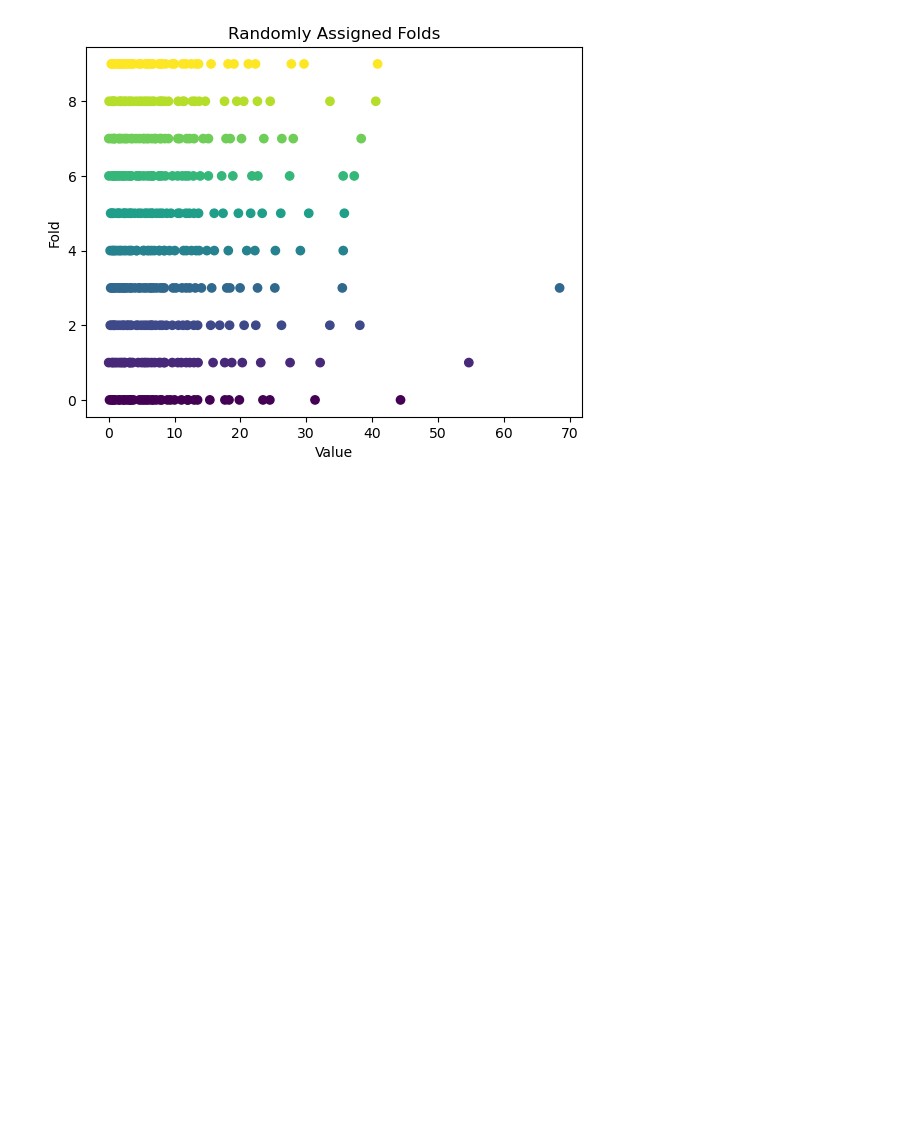
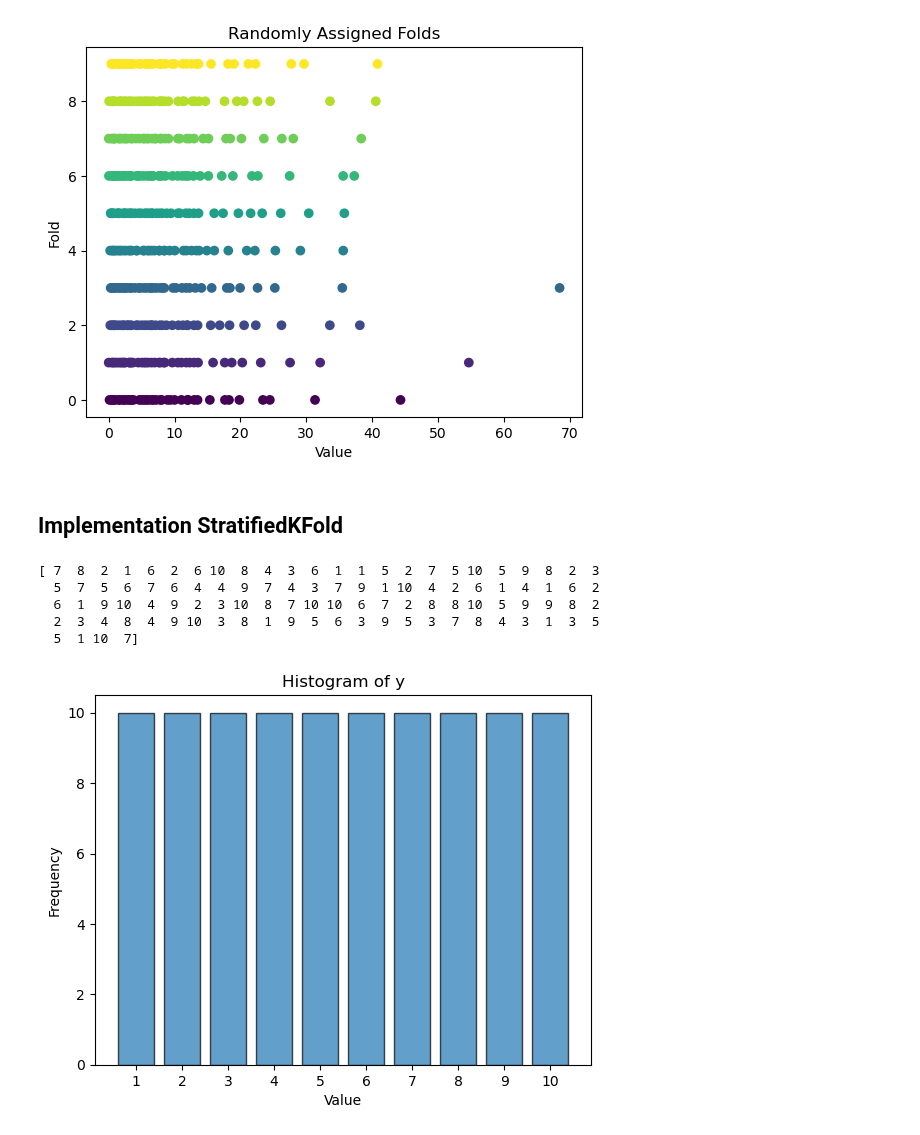
Before and after one commit to annegriddl/slds_stratification, a Jupyter notebook: Simulations/Stratification.ipynb, the cells around one changed output. Saved outputs shown, nothing was run; the diff lists cells and outputs as text; code cells hidden in the pictures; blank space fills up the shorter version.

```diff
--- a/Simulations/Stratification.ipynb
+++ b/Simulations/Stratification.ipynb
@@ -599,3 +599,30 @@ plt.ylabel('Fold')
 plt.show()
 # %% [output]
 [figure]
+# %% [markdown]
+## Implementation StratifiedKFold
+# %%
+# Create y : intigers from 1-10, each 10 times
+y = np.repeat(np.arange(1, 11), 10)
+# shuflle y
+y = np.random.permutation(y)
+print(y)
+# set number of splits
+n_splits =5
+# set shuffle = False
+shuffle = False
+
+#historgram of y
+plt.hist(y, bins=np.arange(1, 12)-0.5, edgecolor='black', alpha=0.7, rwidth=0.8)
+plt.xticks(range(1, 11))
+plt.title('Histogram of y')
+plt.xlabel('Value')
+plt.ylabel('Frequency')
+plt.show()
+# %% [output]
+[ 7  8  2  1  6  2  6 10  8  4  3  6  1  1  5  2  7  5 10  5  9  8  2  3
+  5  7  5  6  7  6  4  4  9  7  4  3  7  9  1 10  4  2  6  1  4  1  6  2
+  6  1  9 10  4  9  2  3 10  8  7 10 10  6  7  2  8  8 10  5  9  9  8  2
+  2  3  4  8  4  9 10  3  8  1  9  5  6  3  9  5  3  7  8  4  3  1  3  5
+  5  1 10  7]
+[figure, added]
```
Also changed, not shown: parts of 7 cells of this notebook.
